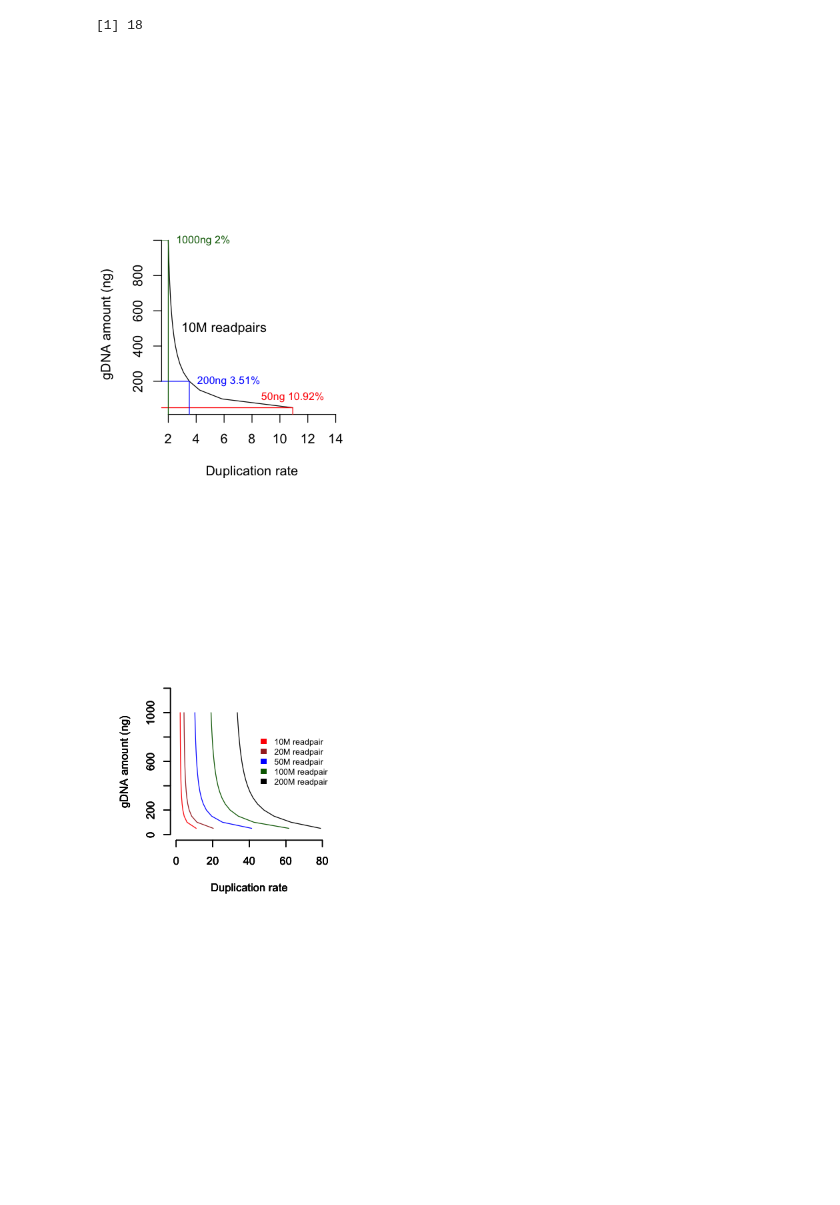
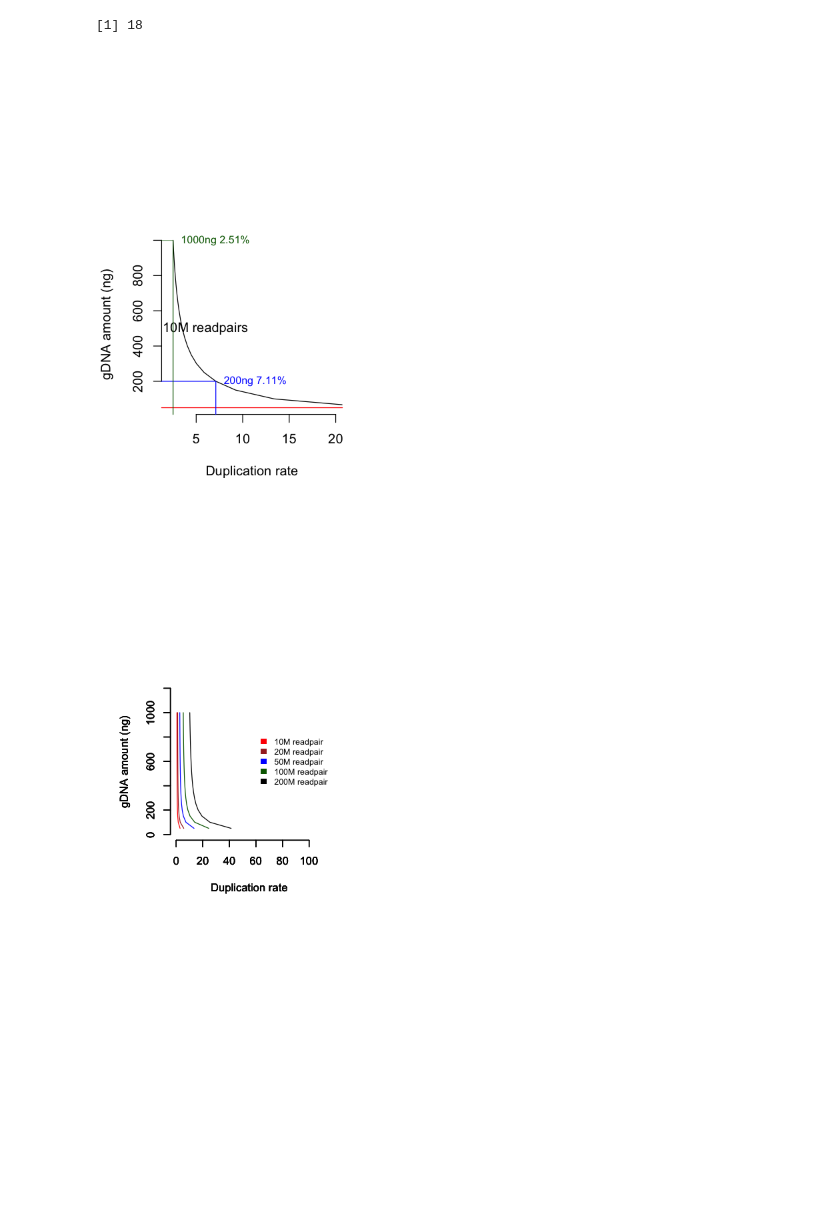
Before and after one commit to khanfouzia2/BALSAMIC, a Jupyter notebook: notebook/CoverageTable.ipynb, the cells around one changed output. Cells and saved outputs as stored; diff of their text form; code cells hidden in the pictures.

```diff
--- a/notebook/CoverageTable.ipynb
+++ b/notebook/CoverageTable.ipynb
@@ -966,8 +966,8 @@ c = 1
 for (i in seq(from = 50, by = 50, to = 1000)) {
     gdna = i * 1e-9
     gpanel = 1.4e6
-
-    unique_mol = (gdna * 0.5 / (660 * 250)) * 6e23
+    conversion_rate = 0.2
+    unique_mol = (gdna * conversion_rate / (660 * 250)) * 6e23
 
     gdna = gdna * 0.5
 
@@ -993,48 +993,47 @@ for (i in seq(from = 50, by = 50, to = 1000)) {
     dup_rate[c] = (1- (1-exp(-(total_read / total_unique )))/(total_read / total_unique)) * 100
     c = c + 1
 }
 
 par(mfrow = c(1,2), pty = "s")
-plot(dup_rate, seq(from = 50, by = 50, to = 1000), bty = 'n', type = 'l', xlim = c(2,14),
+plot(dup_rate, seq(from = 50, by = 50, to = 1000), bty = 'n', type = 'l', xlim = c(2,20),
      xlab = "Duplication rate", ylab = 'gDNA amount (ng)')
 
 text(x=dup_rate[1], y = 50, col = "red",
      labels = paste0("50ng ", round(dup_rate[1], digits = 2), "%"), pos = 3, cex = 0.8)
 
 text(x=dup_rate[4], y = 200, col = "blue",
      labels = paste0("200ng ", round(dup_rate[4], digits = 2), "%"), pos = 4, cex = 0.8)
 
 text(x=dup_rate[c-1], y = 1000, col = "darkgreen",
      labels = paste0("1000ng ", round(dup_rate[c-1], digits = 2), "%"), pos = 4, cex = 0.8)
 
 text(x=6, y=500, label="10M readpairs")
 
 clip(x1 = 0, x2 = dup_rate[1], y1 = 0, y2 = 500)
 abline(h = 50, col = "red")
-clip(x1 = 0, x2 = 12, y1 = 0, y2 = 50)
+clip(x1 = 0, x2 = 20, y1 = 0, y2 = 50)
 abline(v = dup_rate[1], col = "red")
 
 clip(x1 = 0, x2 = dup_rate[4], y1 = 0, y2 = 500)
 abline(h = 200, col = "blue")
-clip(x1 = 0, x2 = 12, y1 = 0, y2 = 200)
+clip(x1 = 0, x2 = 20, y1 = 0, y2 = 200)
 abline(v = dup_rate[4], col = "blue")
-
 
 clip(x1 = 0, x2 = dup_rate[c-1], y1 = 0, y2 = 1000)
 abline(h = 1000, col = "darkgreen")
-clip(x1 = 0, x2 = 12, y1 = 0, y2 = 1000)
+clip(x1 = 0, x2 = 20, y1 = 0, y2 = 1000)
 abline(v = dup_rate[c-1], col = "darkgreen")
 # %% [output]
-[figure, old version]
+[figure, new version]
 # %%
 par(mfrow = c(2,2), pty = "s")
 hybrid_amount = 500e-9
 dna_weight_bp = 660
 median_ins_size = 250
-conversion_rate = 0.5
-gpanel = 1.4e6
+conversion_rate = 0.2
+gpanel = 1.4e7
 peak_frag_size = 400
-capture_efficiency = 0.5
+capture_efficiency = 0.2
 avogadro_num = 6e23
 genome_size = 3e9
 readC = c(10, 20, 50, 100, 200)
@@ -1069,7 +1068,7 @@ for (total_read in readC){
     }
 
     plot(dup_rate, seq(from = 50, by = 50, to = 1000), bty = 'n', type = 'l',
-         xlim = c(0, 80),
+         xlim = c(0, 110),
          ylim = c(0, 1200),
          col = readCol[s],
     #     xlim = c(round(min(dup_rate))-round(max(dup_rate))*0.25,round(max(dup_rate))+round(max(dup_rate))*0.25),
@@ -1108,4 +1107,4 @@ for (total_read in readC){
 
 legend("right", legend = paste0(readC, "M readpair"), border = NA, fill = readCol, bty = "n", cex = 0.75)
 # %% [output]
-[figure, old version]
+[figure, new version]
```
Also changed, not shown: parts of 1 cell of this notebook.
